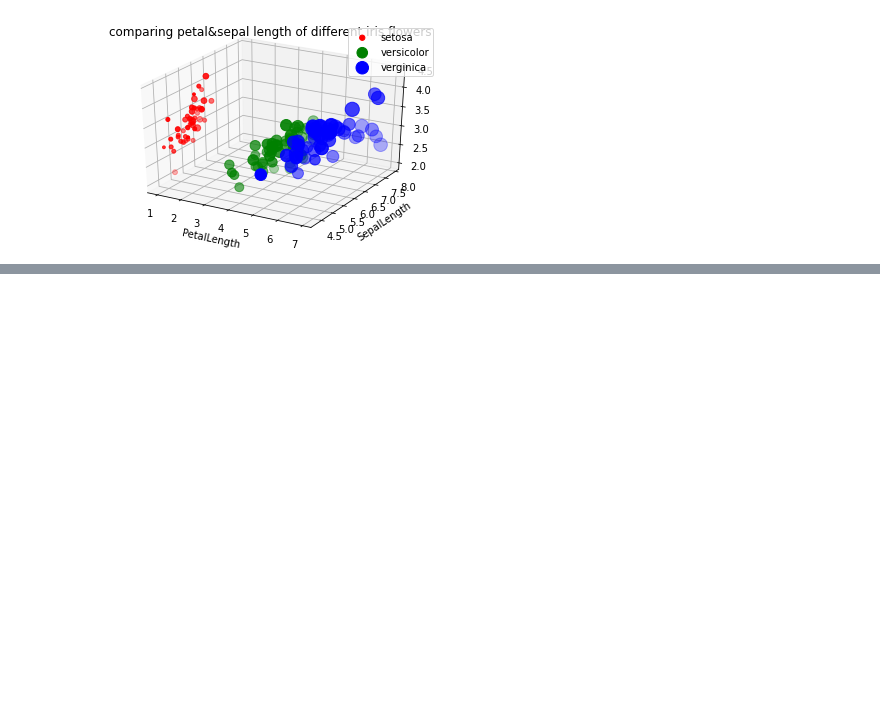
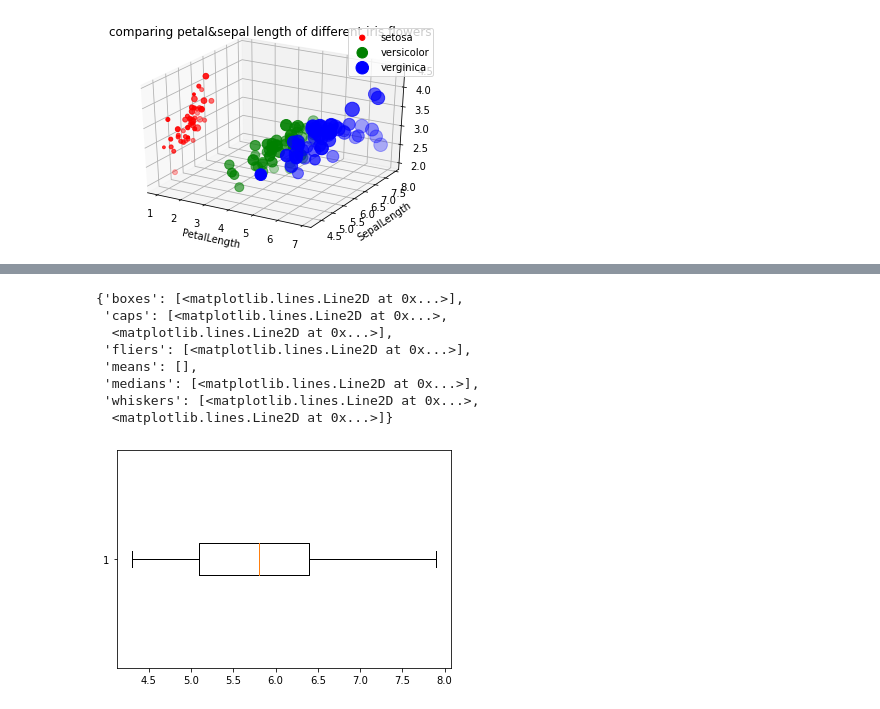
Before and after one commit to suwitchaya17/data_viz_2022, a Jupyter notebook: DataViz02_Data_Distribution_.ipynb, the cells around one changed output, grey strips where cells are left out. Saved outputs shown, nothing was run; the diff lists cells and outputs as text; code cells hidden in the pictures; blank space fills up the shorter version.

```diff
--- a/DataViz02_Data_Distribution_.ipynb
+++ b/DataViz02_Data_Distribution_.ipynb
@@ -173,0 +190,12 @@ plt.title('comparing petal&sepal length of different iris flowers');
+# %%
+plt.boxplot(df['SepalLength'],vert=False) #เป็นแนวนอน , whiskers คือ หนวดแมว
+# %% [output]
+{'boxes': [<matplotlib.lines.Line2D at 0x...>],
+ 'caps': [<matplotlib.lines.Line2D at 0x...>,
+  <matplotlib.lines.Line2D at 0x...>],
+ 'fliers': [<matplotlib.lines.Line2D at 0x...>],
+ 'means': [],
+ 'medians': [<matplotlib.lines.Line2D at 0x...>],
+ 'whiskers': [<matplotlib.lines.Line2D at 0x...>,
+  <matplotlib.lines.Line2D at 0x...>]}
+[figure, added]
```
Also changed, not shown: parts of 22 cells of this notebook.
